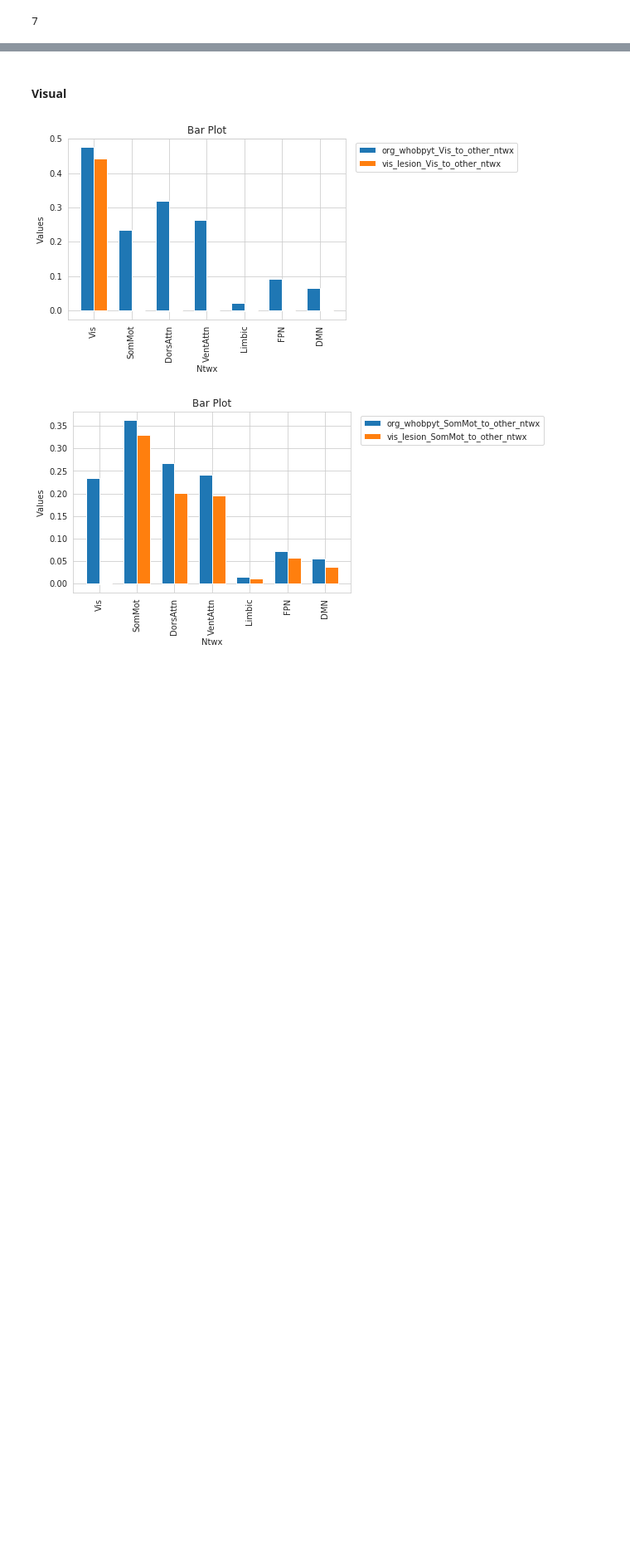
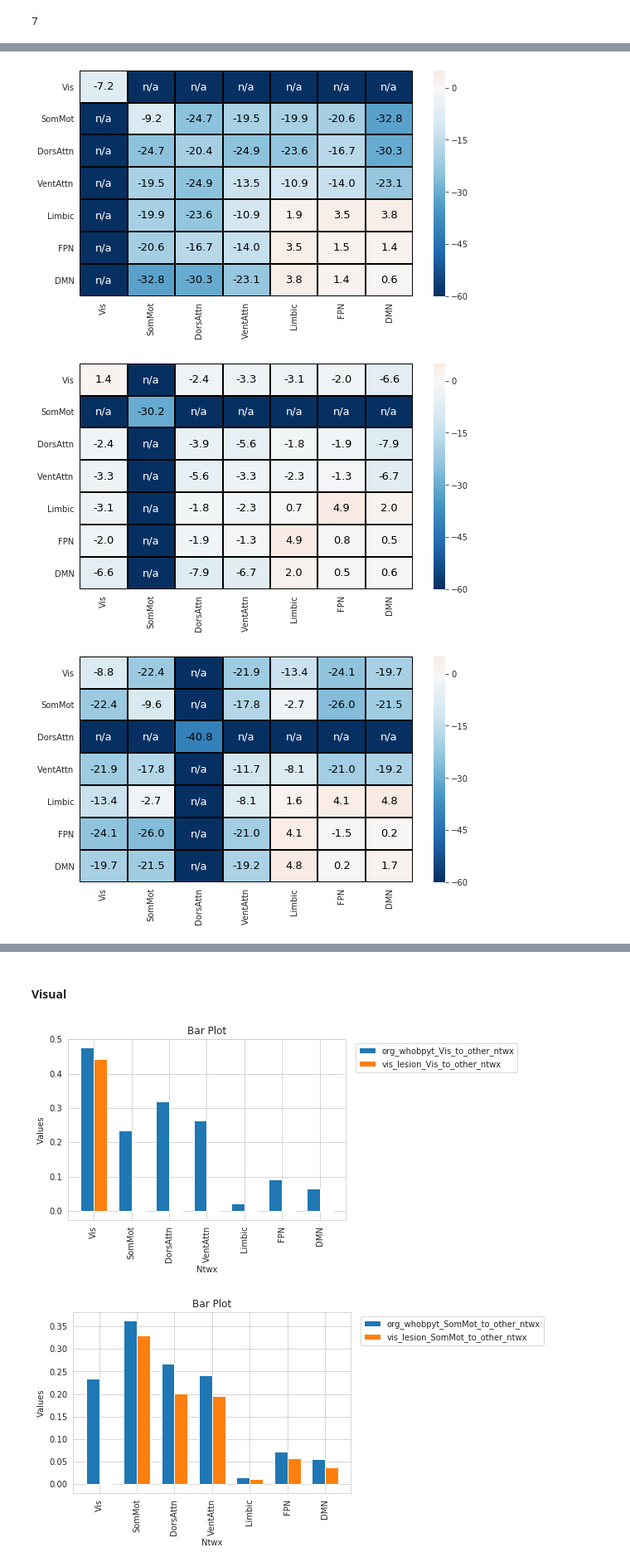
Before and after one commit to Shreyder93/whobpyt, a Jupyter notebook: scratch/WhoBPyT_isolated_OUTER_Ntwx_all_subs.ipynb, the cells around one changed output, grey strips where cells are left out. Shown at 83% size. Drawn from its saved outputs; the diff is of its cells as text; code cells hidden in the pictures; blank space fills up the shorter version.

Commit message:
draft analysis completed - sc comm no norm/percentage scores/heatmaps - 10/11/2023

```diff
--- a/scratch/WhoBPyT_isolated_OUTER_Ntwx_all_subs.ipynb
+++ b/scratch/WhoBPyT_isolated_OUTER_Ntwx_all_subs.ipynb
@@ -894,0 +965,12 @@ Ntwx_labels = ['Vis', 'SomMot', 'DorsAttn', 'VentAttn', 'Limbic', 'FPN', 'DMN']
+# %%
+percent_change_vis = mean_percent_drops_all_vals(vis_lesion_outer_to_other_ntwx,0)
+percent_change_smt = mean_percent_drops_all_vals(sommot_lesion_outer_to_other_ntwx,1)
+percent_change_dan = mean_percent_drops_all_vals(dorsattn_lesion_outer_to_other_ntwx,2)
+percent_change_van = mean_percent_drops_all_vals(ventattn_lesion_outer_to_other_ntwx,3)
+percent_change_lim = mean_percent_drops_all_vals(limbic_lesion_outer_to_other_ntwx,4)
+percent_change_fpn = mean_percent_drops_all_vals(fpn_lesion_outer_to_other_ntwx,5)
+percent_change_dmn = mean_percent_drops_all_vals(dmn_lesion_outer_to_other_ntwx,6)
+# %%
+percent_change_all_ntwx_all_vals = [percent_change_vis,percent_change_smt,percent_change_dan,
+                                    percent_change_van,percent_change_lim,percent_change_fpn,
+                                    percent_change_dmn]
@@ -894,0 +981,7 @@ Ntwx_labels = ['Vis', 'SomMot', 'DorsAttn', 'VentAttn', 'Limbic', 'FPN', 'DMN']
+# %%
+for i in range(7):
+    print(Ntwx_labels[i], 'lesion')
+    for j in range(7):
+        print(percent_change_all_ntwx_all_vals[i][j])
+        print('')
+    print('------------------------------------------------------------------------')
@@ -894,0 +1006,2 @@ Ntwx_labels = ['Vis', 'SomMot', 'DorsAttn', 'VentAttn', 'Limbic', 'FPN', 'DMN']
+# %%
+percent_change_all_ntwx_all_vals = np.array(percent_change_all_ntwx_all_vals)
@@ -894,0 +1010,22 @@ Ntwx_labels = ['Vis', 'SomMot', 'DorsAttn', 'VentAttn', 'Limbic', 'FPN', 'DMN']
+# %%
+for i in range(7):
+    fig, ax = plt.subplots(figsize=(9,5))
+
+    sns.heatmap(percent_change_all_ntwx_all_vals[i,:,:],cmap='RdBu_r',center=0, vmin=-60, vmax = 5,linewidths=1, linecolor='black')
+    # Annotate each cell with the corresponding value
+    for x in range(len(Ntwx_labels)):
+        for y in range(len(Ntwx_labels)):
+            value = percent_change_all_ntwx_all_vals[i, x, y]
+            if value > -90:
+                ax.text(y + 0.5, x + 0.5, f'{value:.1f}', ha='center', va='center', color='black', fontsize=13)
+            elif value <= -90:
+                ax.text(y + 0.5, x + 0.5, 'n/a', ha='center', va='center', color='white', fontsize=13)
+    ax.set_xticks(np.arange(len(Ntwx_labels)) + 0.5)
+    ax.set_xticklabels(Ntwx_labels, rotation=90, ha='center')
+    ax.set_yticks(np.arange(len(Ntwx_labels)) + 0.5)
+    ax.set_yticklabels(Ntwx_labels, rotation=0, ha='right')
+    plt.show()
+# %% [output]
+[figure, added]
+[figure, added]
+[figure, added]
```
Also changed, not shown: parts of 62 cells of this notebook, 9 other files.
